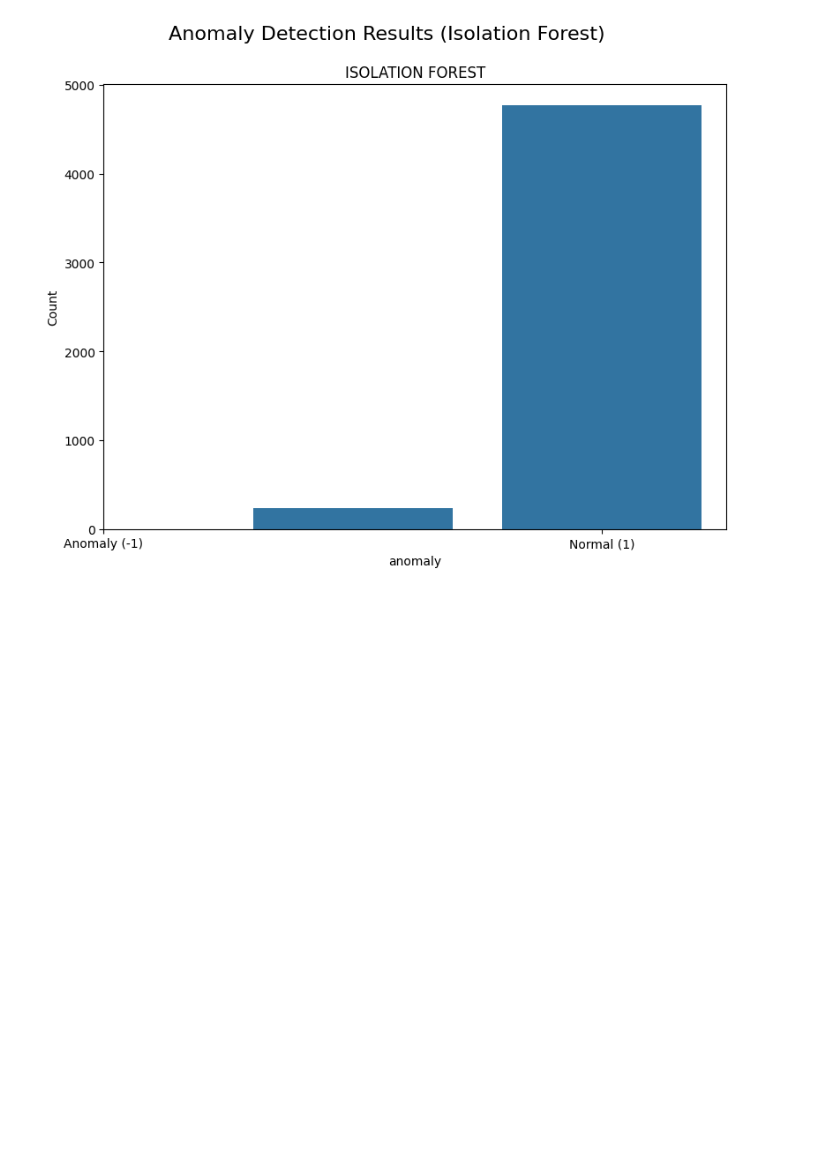
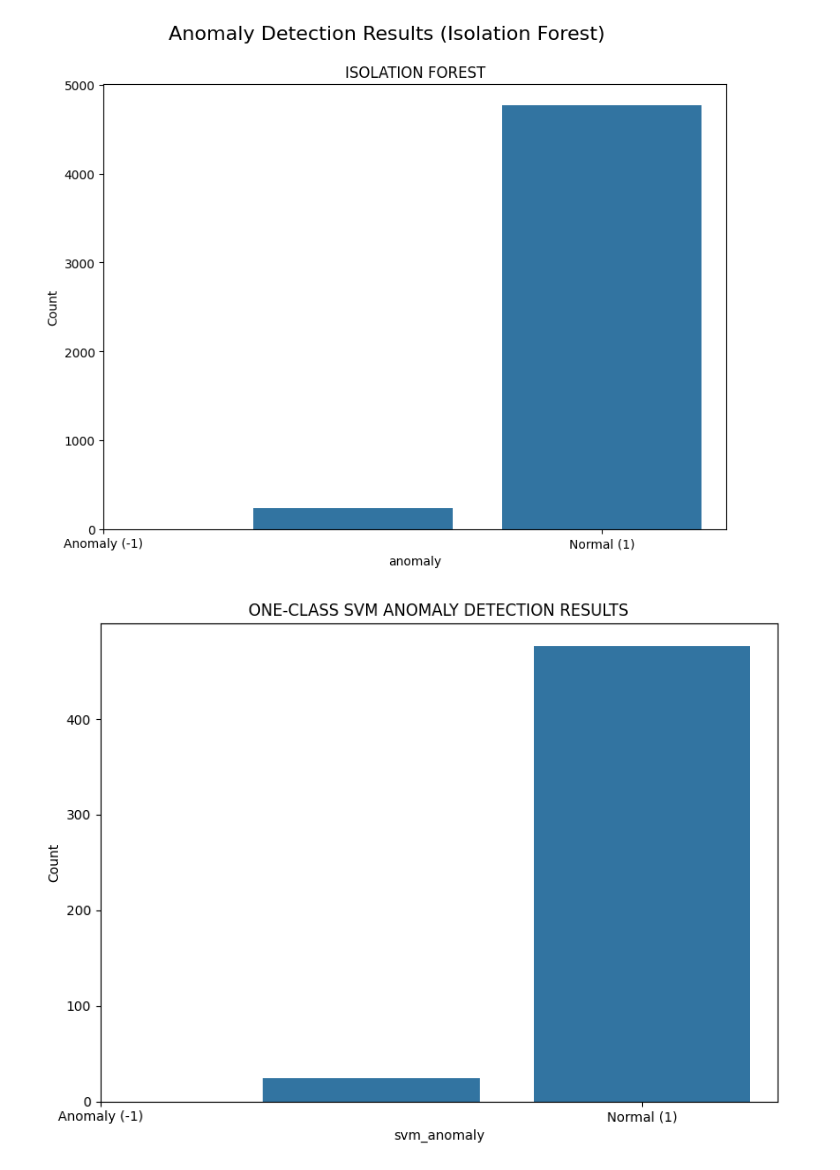
Before and after one commit to Deepika-Ch19/Network-intrusion-detection, a Jupyter notebook: network_intrusion_detection.ipynb, the cells around one changed output. Drawn from its saved outputs; the diff is of its cells as text; code cells hidden in the pictures; blank space fills up the shorter version.

```diff
--- a/network_intrusion_detection.ipynb
+++ b/network_intrusion_detection.ipynb
@@ -146,3 +146,18 @@ plt.suptitle("Anomaly Detection Results (Isolation Forest)", y=1.05, fontsize=16
 plt.show()
 # %% [output]
 [figure]
+# %%
+
+
+def plot_anomaly_results(model_name, anomaly_column):
+    plt.figure(figsize=(8, 6))
+    sns.countplot(x=df_sample[anomaly_column])
+    plt.title(f"{model_name} Anomaly Detection Results".upper())
+    plt.ylabel('Count')
+    plt.xticks(ticks=[-1, 1], labels=['Anomaly (-1)', 'Normal (1)'])
+    plt.tight_layout()
+    plt.show()
+
+plot_anomaly_results("One-Class SVM", 'svm_anomaly')
+# %% [output]
+[figure, added]
```
Also changed, not shown: parts of 3 cells of this notebook.
